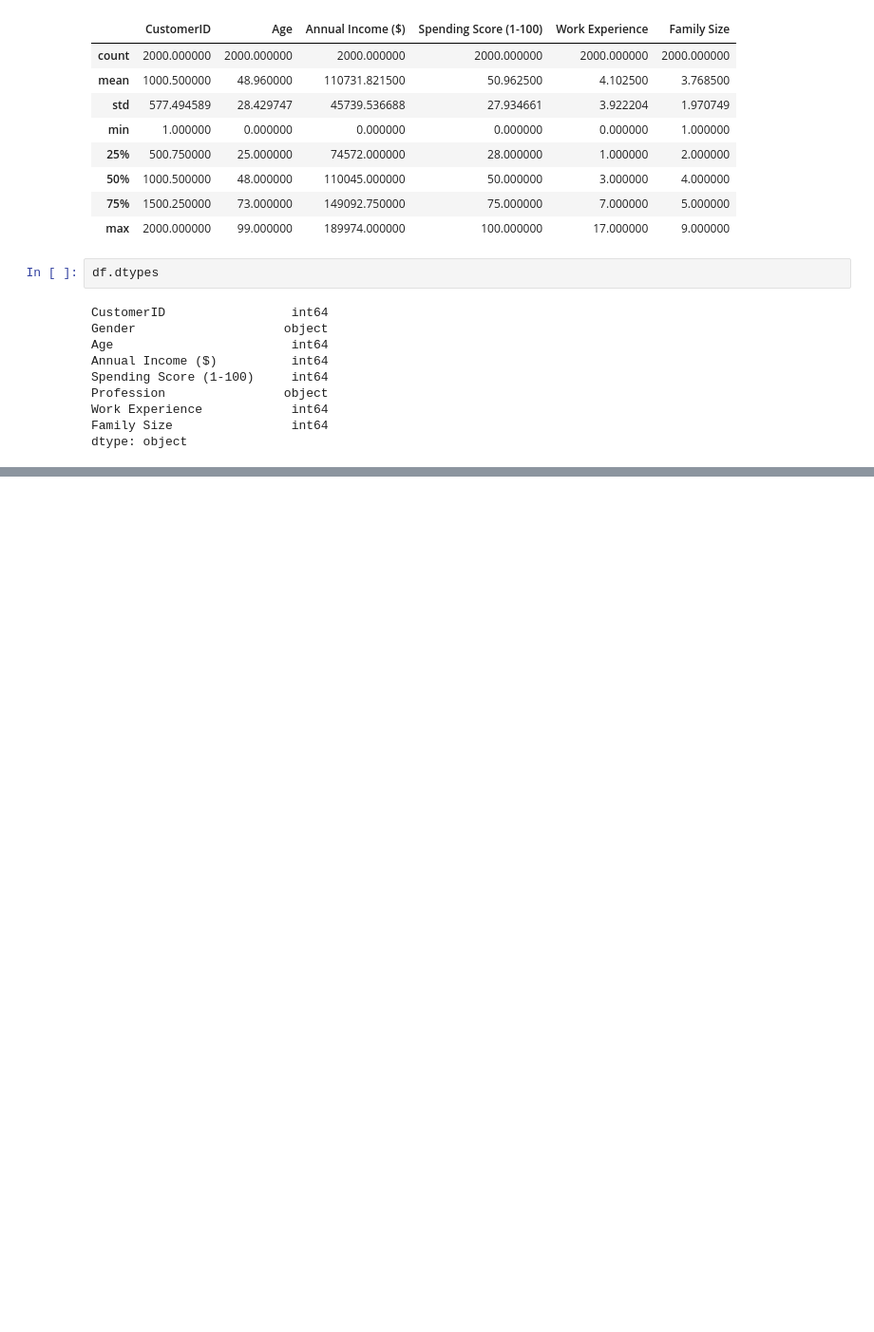
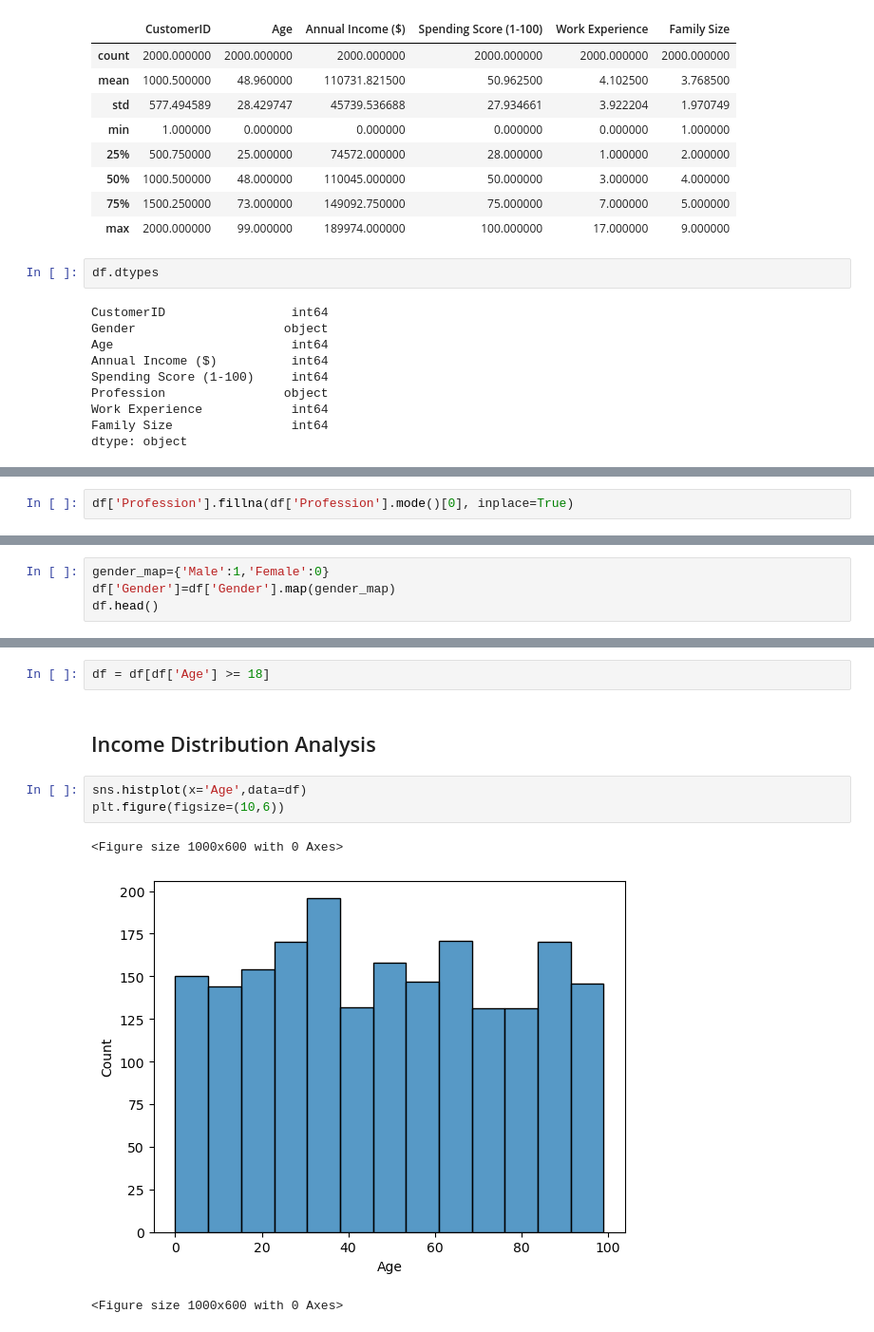
Before and after one commit to Di5on/New_Customer_Analysis, a Jupyter notebook: Customer.ipynb, the cells around one changed output, grey strips where cells are left out. Shown at 95% size. Cells and saved outputs as stored; diff of their text form; blank space fills up the shorter version.

```diff
--- a/Customer.ipynb
+++ b/Customer.ipynb
@@ -60,0 +89,2 @@ dtype: object
+# %%
+df['Profession'].fillna(df['Profession'].mode()[0], inplace=True)
@@ -60,0 +124,4 @@ dtype: object
+# %%
+gender_map={'Male':1,'Female':0}
+df['Gender']=df['Gender'].map(gender_map)
+df.head()
@@ -60,0 +159,11 @@ dtype: object
+# %%
+df = df[df['Age'] >= 18]
+# %% [markdown]
+## Income Distribution Analysis
+# %%
+sns.histplot(x='Age',data=df)
+plt.figure(figsize=(10,6))
+# %% [output]
+<Figure size 1000x600 with 0 Axes>
+[figure, added]
+<Figure size 1000x600 with 0 Axes>
```
Also changed, not shown: parts of 31 cells of this notebook.
